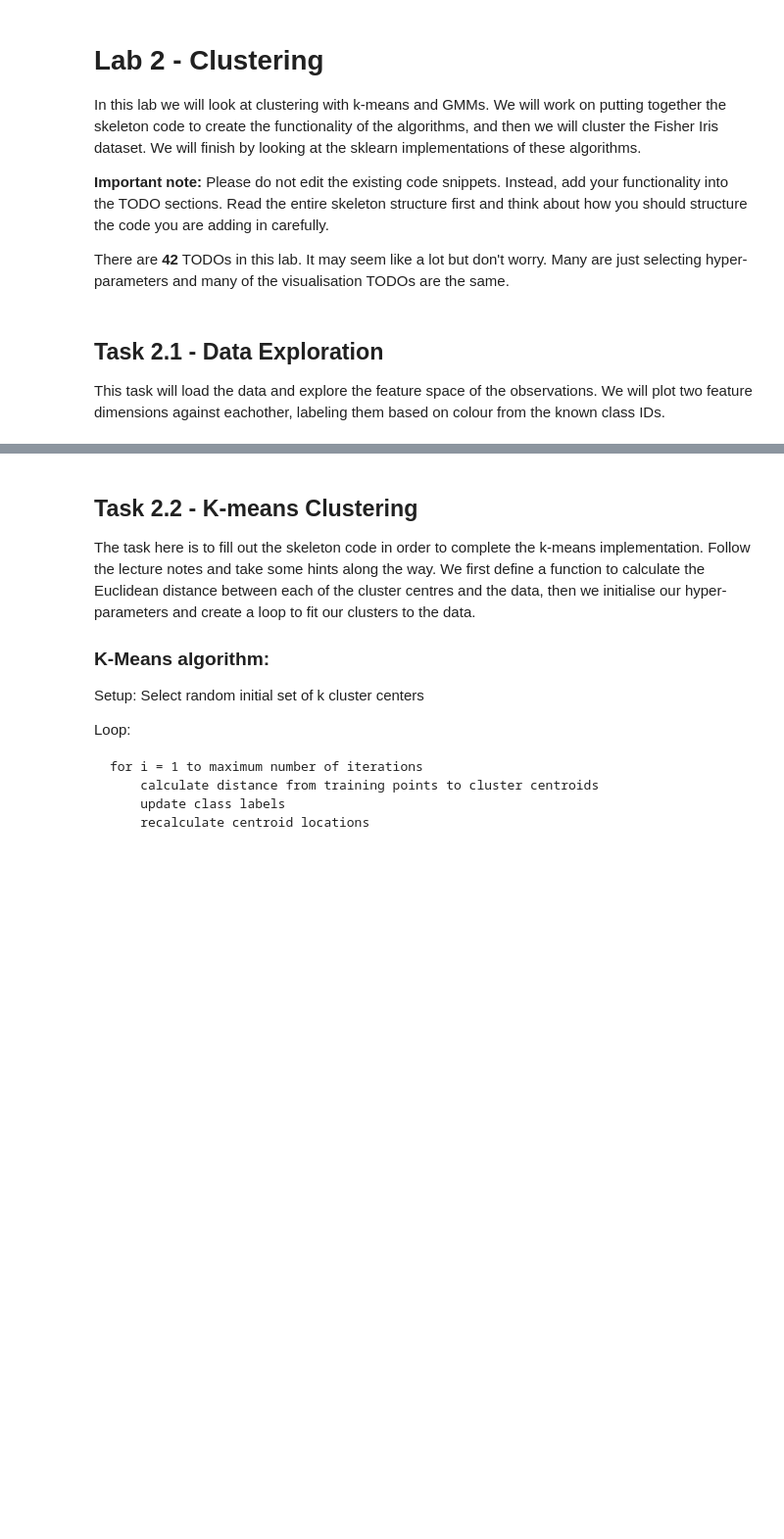
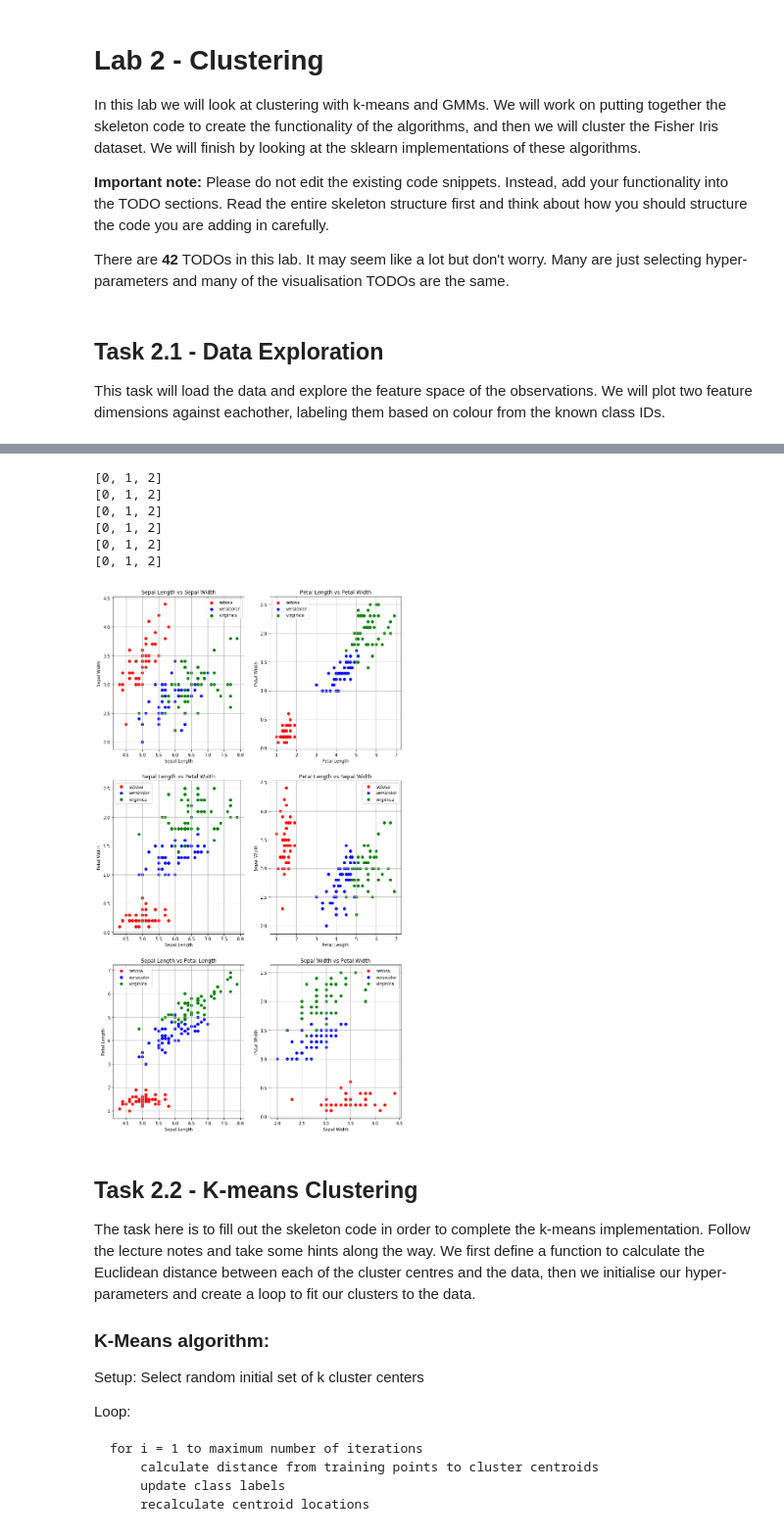
Before and after one commit to LuffyKing/BDML, a Jupyter notebook: BDML_lab2.ipynb, the cells around one changed output, grey strips where cells are left out. Shown at 98% size. Cells and saved outputs as stored; diff of their text form; code cells hidden in the pictures; blank space fills up the shorter version.

Commit message:
added scatterPlotV2 and finished task2

```diff
--- a/BDML_lab2.ipynb
+++ b/BDML_lab2.ipynb
@@ -68,3 +16,57 @@ plt.show()
+# %%
+# TODO: Load the data and the labels from files.
+data = np.load('Iris_data.npy')
+labels = np.load('Iris_labels.npy')
+# TODO: Plot two feature dimensions against eachother, labeling the axes accordingly.
+# TODO: Make sure the markers in the plot are coloured with their respective class labels.
+def scatterPlotV2(columnA, columnB, data, plt, xlabel, ylabel,  prediction, labels, colours, title=None):
+    categories = list(set(prediction))
+    categories.sort()
+    print(categories)
+    for category in categories:
+        isCategoryValue = category == prediction
+        categoryValues = data[isCategoryValue]
+        plt.scatter(categoryValues[:, columnA], categoryValues[:, columnB], c=colours.pop(0), label=labels.pop(0))
+    plt.xlabel(xlabel)
+    plt.ylabel(ylabel)
+    plt.grid()
+    plt.legend()
+    title = title if title else f'{xlabel} vs {ylabel}'
+    plt.title(title)
+
+plt.figure(figsize=(12,46))
+
+plt.subplot(621)
+scatterPlotV2(0, 1, data, plt, 'Sepal Length', 'Sepal Width', prediction=labels, labels=['setosa', 'versicolor', 'virginica'], colours=['r', 'b', 'g'] )
+
+plt.subplot(622)
+scatterPlotV2(2, 3, data, plt, 'Petal Length', 'Petal Width', prediction=labels, labels=['setosa', 'versicolor', 'virginica'], colours=['r', 'b', 'g'] )
+
+
+
+plt.subplot(623)
+scatterPlotV2(0, 3, data, plt, 'Sepal Length', 'Petal Width', prediction=labels, labels=['setosa', 'versicolor', 'virginica'], colours=['r', 'b', 'g'] )
+
+plt.subplot(624)
+scatterPlotV2(2, 1, data, plt, 'Petal Length', 'Sepal Width', prediction=labels, labels=['setosa', 'versicolor', 'virginica'], colours=['r', 'b', 'g'] )
+
+
+plt.subplot(625)
+scatterPlotV2(0, 2, data, plt, 'Sepal Length', 'Petal Length', prediction=labels, labels=['setosa', 'versicolor', 'virginica'], colours=['r', 'b', 'g'] )
+
+
+plt.subplot(626)
+scatterPlotV2(1, 3, data, plt, 'Sepal Width', 'Petal Width', prediction=labels, labels=['setosa', 'versicolor', 'virginica'], colours=['r', 'b', 'g'] )
+
+plt.show()
+# %% [output]
+[0, 1, 2]
+[0, 1, 2]
+[0, 1, 2]
+[0, 1, 2]
+[0, 1, 2]
+[0, 1, 2]
+[figure, added]
 # %% [markdown]
 ## Task 2.2 - K-means Clustering
 The task here is to fill out the skeleton code in order to complete the k-means implementation. Follow the lecture notes and take some hints along the way. We first define a function to calculate the Euclidean distance between each of the cluster centres and the data, then we initialise our hyper-parameters and create a loop to fit our clusters to the data.
```
Also changed, not shown: parts of 3 cells of this notebook.
